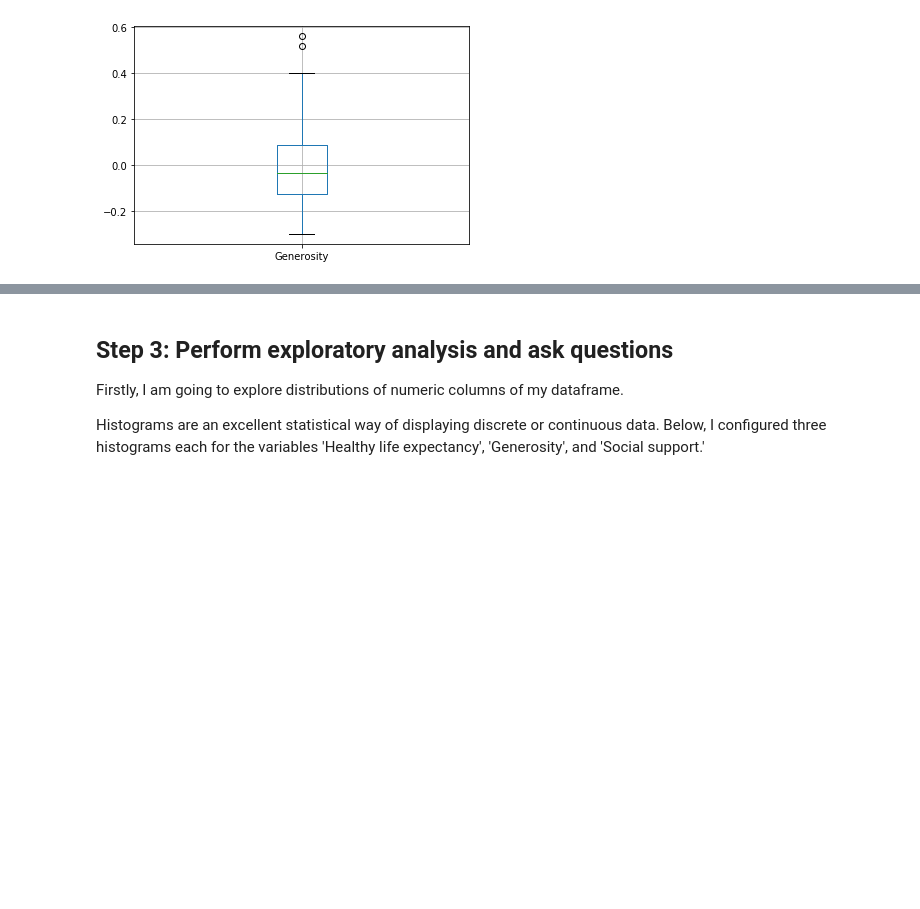
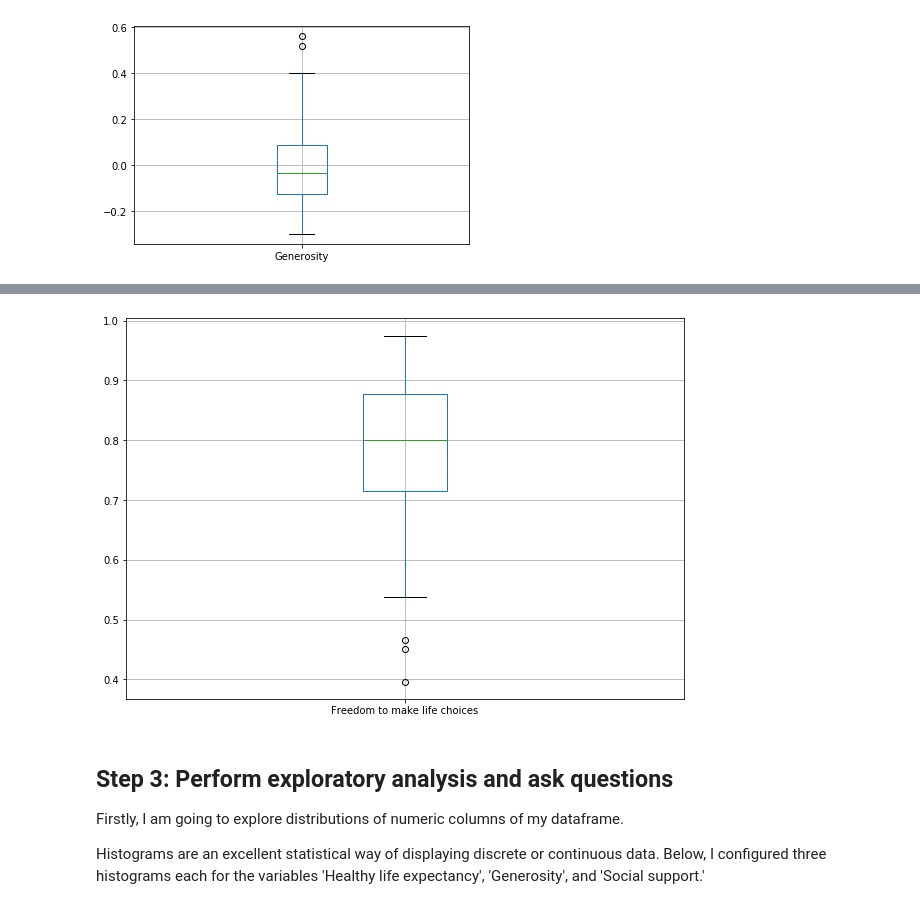
Before and after one commit to ax18031/ax18031_EMATM0048, a Jupyter notebook: Part3_folder/PART3.ipynb, the cells around one changed output, grey strips where cells are left out. Drawn from its saved outputs; the diff is of its cells as text; code cells hidden in the pictures; blank space fills up the shorter version.

```diff
--- a/Part3_folder/PART3.ipynb
+++ b/Part3_folder/PART3.ipynb
@@ -114,3 +143,7 @@ bp = df.boxplot(column = 'Generosity')
+# %%
+bp = df.boxplot(column = 'Freedom to make life choices', figsize=(10,7)) #only 3 outliers
+# %% [output]
+[figure, added]
 # %% [markdown]
 ## Step 3: Perform exploratory analysis and ask questions
 
```
Also changed, not shown: parts of 10 cells of this notebook.
